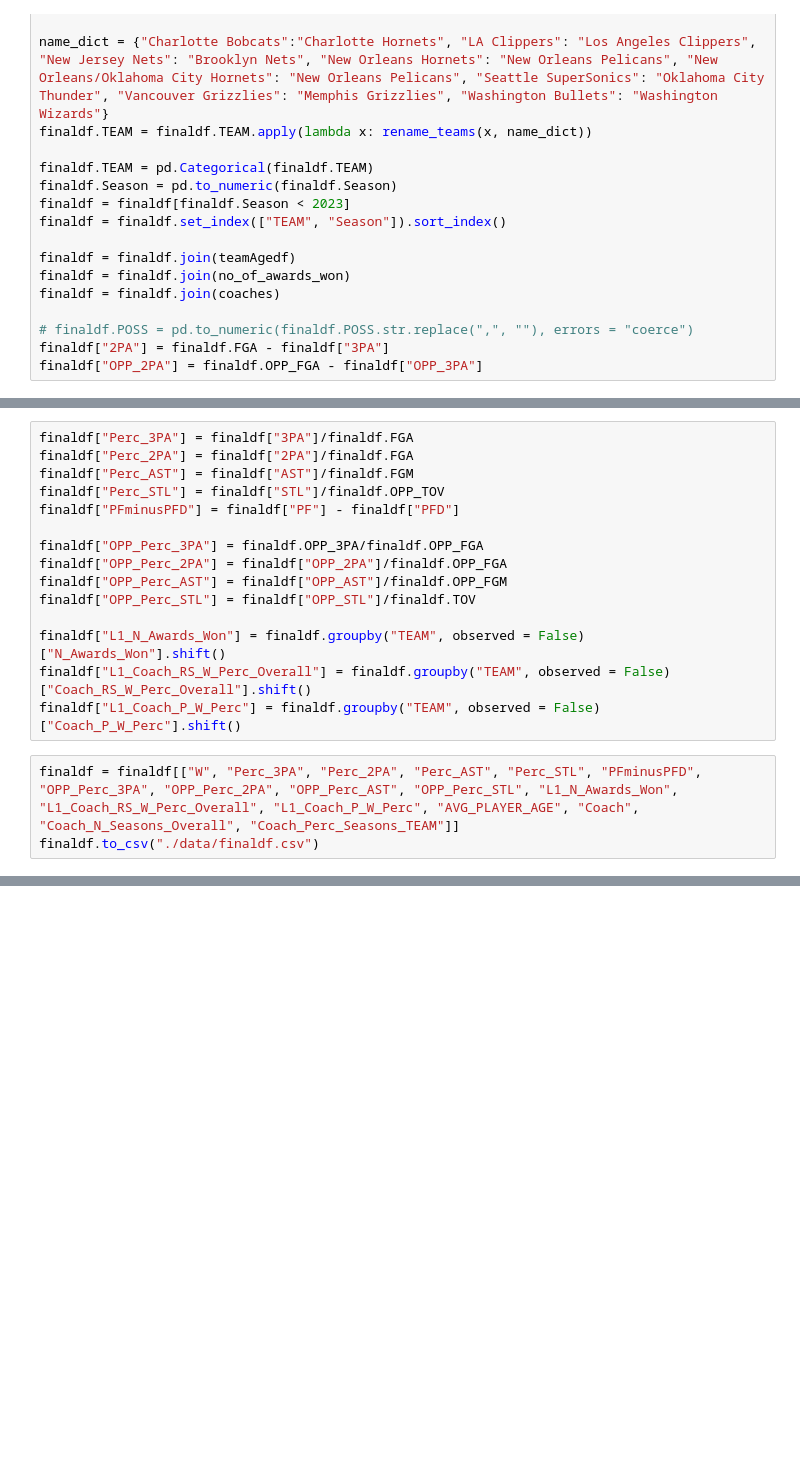
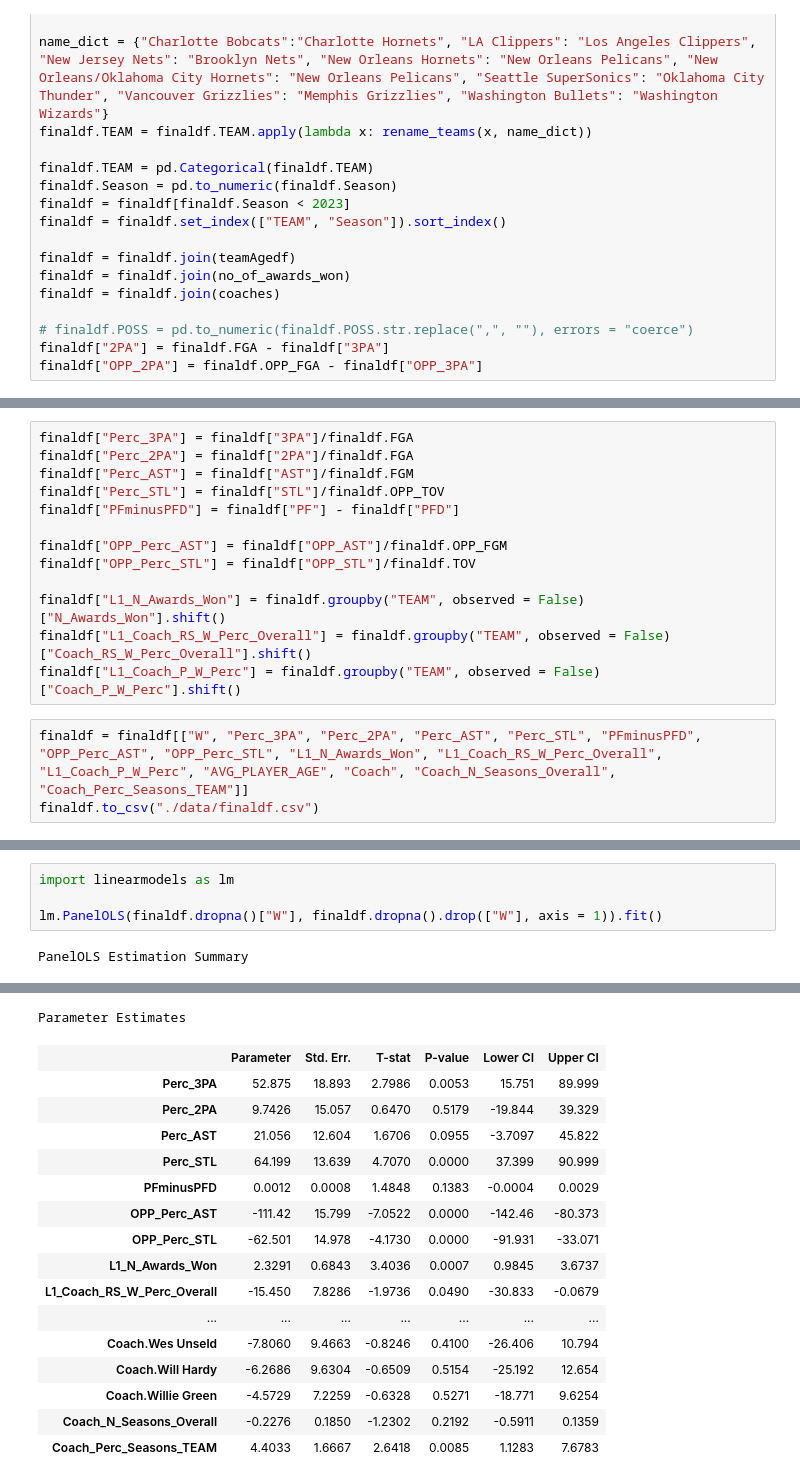
Before and after one commit to bharatgw/DSA305-NBA_Wins_Analysis, a Jupyter notebook: createFinaldf.ipynb, the cells around one changed output, grey strips where cells are left out. Drawn from its saved outputs; the diff is of its cells as text; blank space fills up the shorter version.

```diff
--- a/createFinaldf.ipynb
+++ b/createFinaldf.ipynb
@@ -109,8 +107,6 @@ finaldf["Perc_AST"] = finaldf["AST"]/finaldf.FGM
 finaldf["Perc_STL"] = finaldf["STL"]/finaldf.OPP_TOV
 finaldf["PFminusPFD"] = finaldf["PF"] - finaldf["PFD"]
 
-finaldf["OPP_Perc_3PA"] = finaldf.OPP_3PA/finaldf.OPP_FGA
-finaldf["OPP_Perc_2PA"] = finaldf["OPP_2PA"]/finaldf.OPP_FGA
 finaldf["OPP_Perc_AST"] = finaldf["OPP_AST"]/finaldf.OPP_FGM
 finaldf["OPP_Perc_STL"] = finaldf["OPP_STL"]/finaldf.TOV
 
@@ -118,5 +114,5 @@ finaldf["L1_N_Awards_Won"] = finaldf.groupby("TEAM", observed = False)["N_Awards
 finaldf["L1_Coach_RS_W_Perc_Overall"] = finaldf.groupby("TEAM", observed = False)["Coach_RS_W_Perc_Overall"].shift()
 finaldf["L1_Coach_P_W_Perc"] = finaldf.groupby("TEAM", observed = False)["Coach_P_W_Perc"].shift()
 # %%
-finaldf = finaldf[["W", "Perc_3PA", "Perc_2PA", "Perc_AST", "Perc_STL", "PFminusPFD", "OPP_Perc_3PA", "OPP_Perc_2PA", "OPP_Perc_AST", "OPP_Perc_STL", "L1_N_Awards_Won", "L1_Coach_RS_W_Perc_Overall", "L1_Coach_P_W_Perc", "AVG_PLAYER_AGE", "Coach", "Coach_N_Seasons_Overall", "Coach_Perc_Seasons_TEAM"]]
+finaldf = finaldf[["W", "Perc_3PA", "Perc_2PA", "Perc_AST", "Perc_STL", "PFminusPFD", "OPP_Perc_AST", "OPP_Perc_STL", "L1_N_Awards_Won", "L1_Coach_RS_W_Perc_Overall", "L1_Coach_P_W_Perc", "AVG_PLAYER_AGE", "Coach", "Coach_N_Seasons_Overall", "Coach_Perc_Seasons_TEAM"]]
 finaldf.to_csv("./data/finaldf.csv")
@@ -175,0 +119,6 @@ id: 0x16be57e3e90
+# %%
+import linearmodels as lm
+
+lm.PanelOLS(finaldf.dropna()["W"], finaldf.dropna().drop(["W"], axis = 1)).fit()
+# %% [output]
+PanelOLS Estimation Summary
@@ -175,0 +142,17 @@ id: 0x16be57e3e90
+Parameter Estimates
+|  | Parameter | Std. Err. | T-stat | P-value | Lower CI | Upper CI |
+| Perc_3PA | 52.875 | 18.893 | 2.7986 | 0.0053 | 15.751 | 89.999 |
+| Perc_2PA | 9.7426 | 15.057 | 0.6470 | 0.5179 | -19.844 | 39.329 |
+| Perc_AST | 21.056 | 12.604 | 1.6706 | 0.0955 | -3.7097 | 45.822 |
+| Perc_STL | 64.199 | 13.639 | 4.7070 | 0.0000 | 37.399 | 90.999 |
+| PFminusPFD | 0.0012 | 0.0008 | 1.4848 | 0.1383 | -0.0004 | 0.0029 |
+| OPP_Perc_AST | -111.42 | 15.799 | -7.0522 | 0.0000 | -142.46 | -80.373 |
+| OPP_Perc_STL | -62.501 | 14.978 | -4.1730 | 0.0000 | -91.931 | -33.071 |
+| L1_N_Awards_Won | 2.3291 | 0.6843 | 3.4036 | 0.0007 | 0.9845 | 3.6737 |
+| L1_Coach_RS_W_Perc_Overall | -15.450 | 7.8286 | -1.9736 | 0.0490 | -30.833 | -0.0679 |
+| ... | ... | ... | ... | ... | ... | ... |
+| Coach.Wes Unseld | -7.8060 | 9.4663 | -0.8246 | 0.4100 | -26.406 | 10.794 |
+| Coach.Will Hardy | -6.2686 | 9.6304 | -0.6509 | 0.5154 | -25.192 | 12.654 |
+| Coach.Willie Green | -4.5729 | 7.2259 | -0.6328 | 0.5271 | -18.771 | 9.6254 |
+| Coach_N_Seasons_Overall | -0.2276 | 0.1850 | -1.2302 | 0.2192 | -0.5911 | 0.1359 |
+| Coach_Perc_Seasons_TEAM | 4.4033 | 1.6667 | 2.6418 | 0.0085 | 1.1283 | 7.6783 |
```
Also changed, not shown: parts of 3 cells of this notebook, 1 other file.
